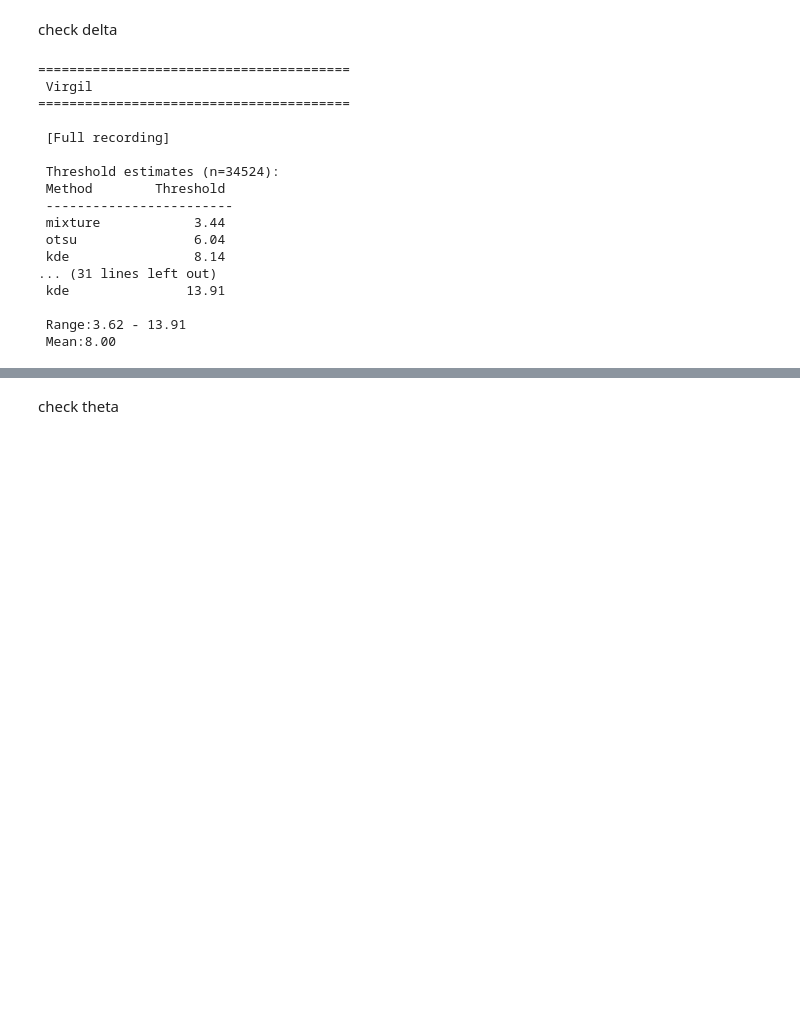
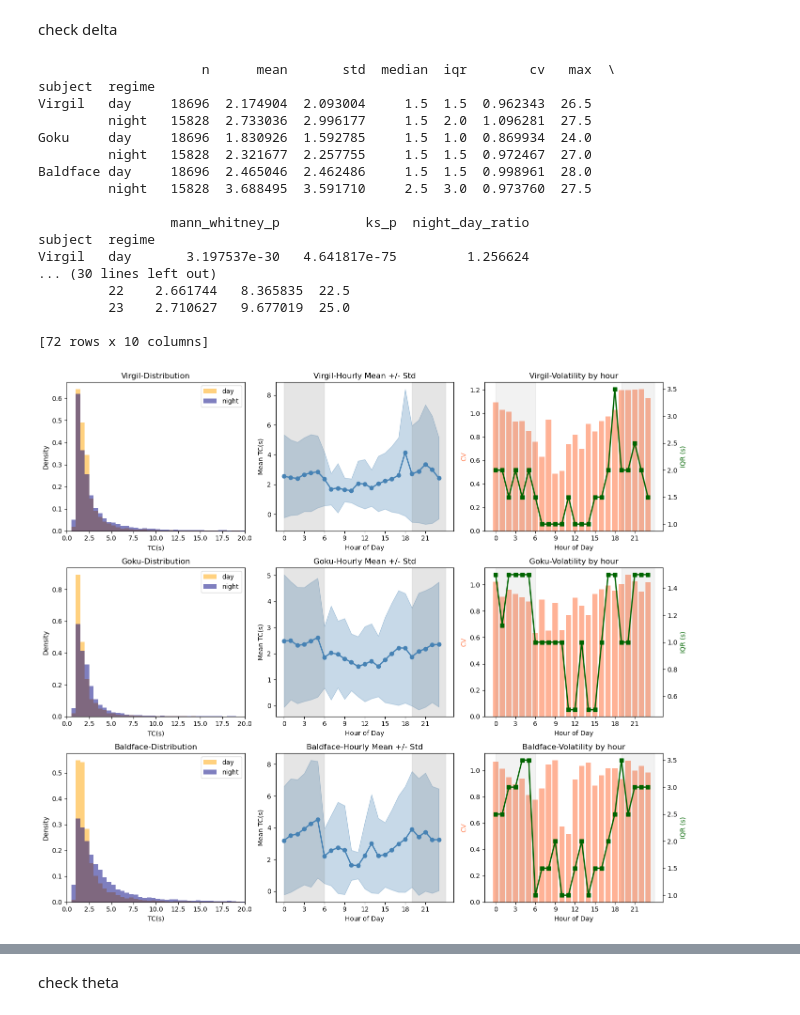
Before and after one commit to StlrsSpBwl/Intrinsic-Timescale, a Jupyter notebook: Intrinsic Timescale Volatility Modeling.ipynb, the cells around one changed output, grey strips where cells are left out. Saved outputs shown, nothing was run; the diff lists cells and outputs as text; code cells hidden in the pictures; blank space fills up the shorter version.

```diff
--- a/Intrinsic Timescale Volatility Modeling.ipynb
+++ b/Intrinsic Timescale Volatility Modeling.ipynb
@@ -460,29 +457,31 @@ for subj in beta.columns:
 # %% [markdown]
 check delta
-# %%
-for subj in delta.columns:
-    print(f"\n{'='*40}")
-    print(f" {subj}")
-    print(f"{'='*40}")
-
-    # All data
-    print("\n [Full recording]")
-    results = find_threshold(delta[subj].values)
-# %% [output]
-========================================
- Virgil
-========================================
-
- [Full recording]
-
- Threshold estimates (n=34524):
- Method        Threshold
- ------------------------
- mixture            3.44
- otsu               6.04
- kde                8.14
-... (31 lines left out)
- kde               13.91
-
- Range:3.62 - 13.91
- Mean:8.00
+# %%
+# Full EDA
+fig_delta,summary_delta = tc_day_night_distribution(delta,light_on=6,light_off=19)
+print(summary_delta)
+# Hourly volatility table
+hourly_delta = tc_hourly_volatility(delta,light_on=6,light_off=19)
+print(hourly_delta)
+# Mixture fit visualization per subject
+for subj in delta.columns:
+    fig, thresh, params = plot_mixture_fit(delta[subj].values,subj_name=subj)
+# %% [output]
+                     n      mean       std  median  iqr        cv   max  \
+subject  regime
+Virgil   day     18696  2.174904  2.093004     1.5  1.5  0.962343  26.5
+         night   15828  2.733036  2.996177     1.5  2.0  1.096281  27.5
+Goku     day     18696  1.830926  1.592785     1.5  1.0  0.869934  24.0
+         night   15828  2.321677  2.257755     1.5  1.5  0.972467  27.0
+Baldface day     18696  2.465046  2.462486     1.5  1.5  0.998961  28.0
+         night   15828  3.688495  3.591710     2.5  3.0  0.973760  27.5
+
+                 mann_whitney_p           ks_p  night_day_ratio
+subject  regime
+Virgil   day       3.197537e-30   4.641817e-75         1.256624
+... (30 lines left out)
+         22    2.661744   8.365835  22.5
+         23    2.710627   9.677019  25.0
+
+[72 rows x 10 columns]
+[figure, added]
```
Also changed, not shown: parts of 11 cells of this notebook, 2 other files.
